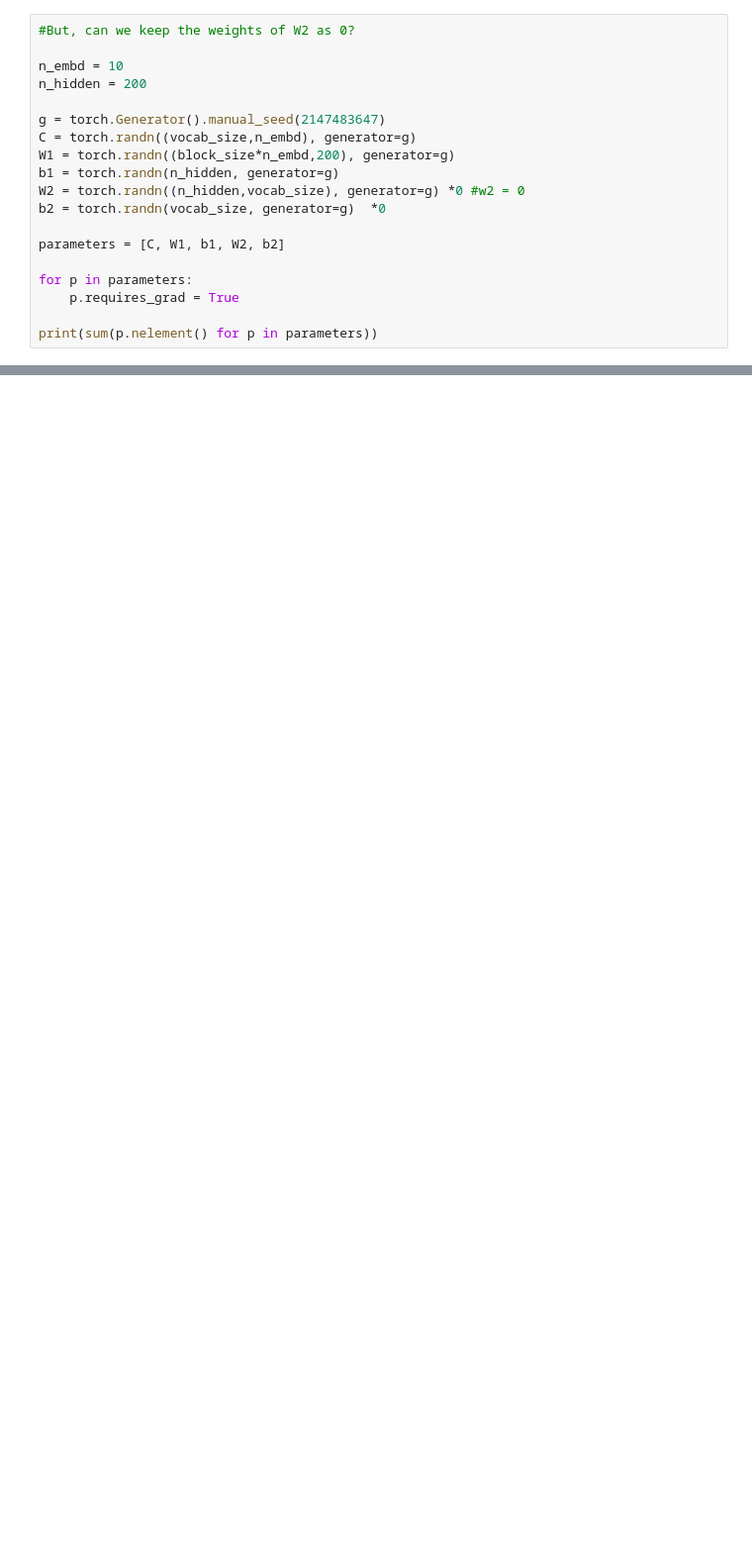
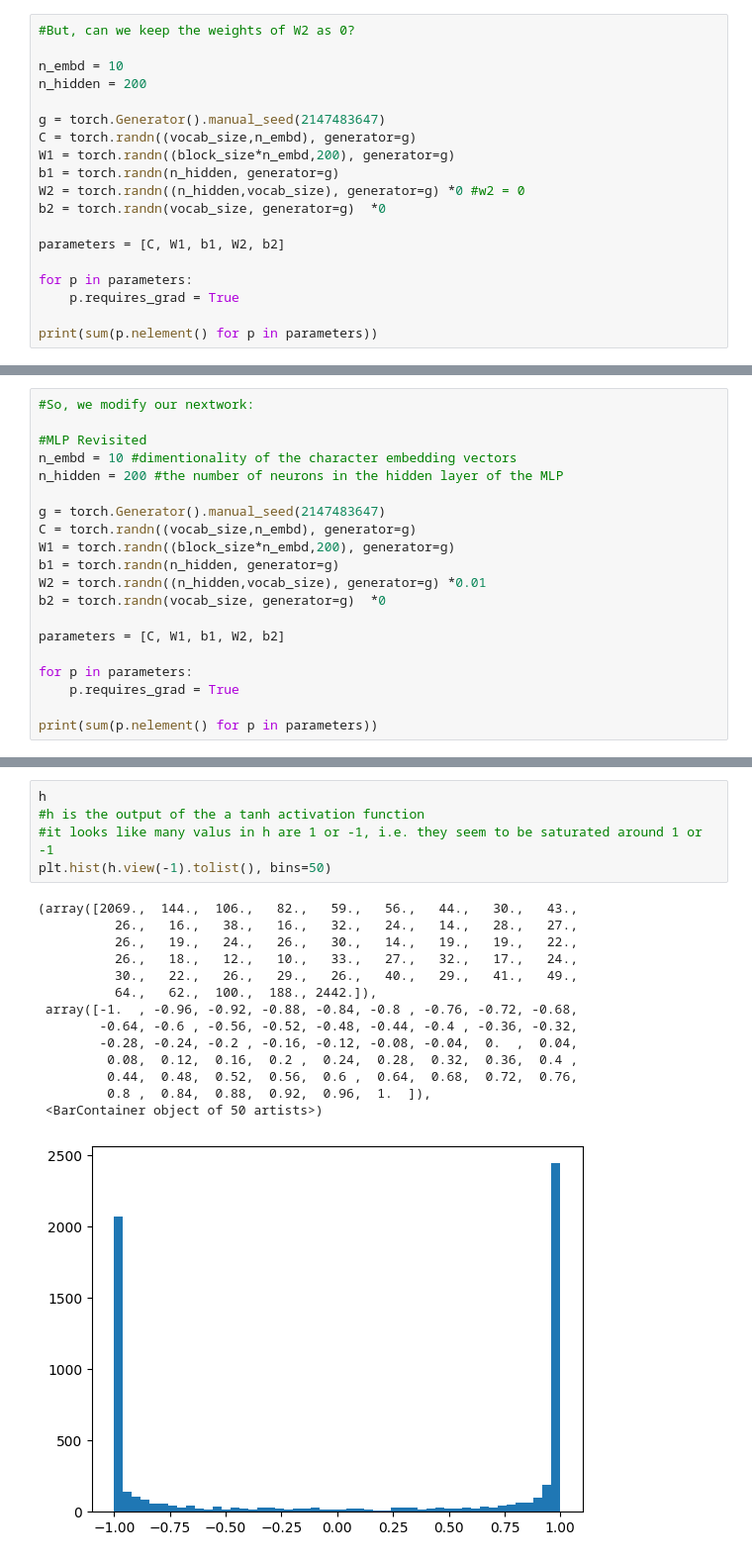
Before and after one commit to HimanshuSharmaKUL/Makemore, a Jupyter notebook: makemore part 3.ipynb, the cells around one changed output, grey strips where cells are left out. Shown at 99% size. Saved outputs shown, nothing was run; the diff lists cells and outputs as text; blank space fills up the shorter version.

```diff
--- a/makemore part 3.ipynb
+++ b/makemore part 3.ipynb
@@ -444,0 +446,20 @@ print(sum(p.nelement() for p in parameters))
+# %%
+#So, we modify our nextwork:
+
+#MLP Revisited
+n_embd = 10 #dimentionality of the character embedding vectors
+n_hidden = 200 #the number of neurons in the hidden layer of the MLP
+
+g = torch.Generator().manual_seed(2147483647)
+C = torch.randn((vocab_size,n_embd), generator=g)
+W1 = torch.randn((block_size*n_embd,200), generator=g)
+b1 = torch.randn(n_hidden, generator=g)
+W2 = torch.randn((n_hidden,vocab_size), generator=g) *0.01
+b2 = torch.randn(vocab_size, generator=g)  *0
+
+parameters = [C, W1, b1, W2, b2]
+
+for p in parameters:
+    p.requires_grad = True
+
+print(sum(p.nelement() for p in parameters))
@@ -444,0 +513,20 @@ print(sum(p.nelement() for p in parameters))
+# %%
+h
+#h is the output of the a tanh activation function
+#it looks like many valus in h are 1 or -1, i.e. they seem to be saturated around 1 or -1
+plt.hist(h.view(-1).tolist(), bins=50)
+# %% [output]
+(array([2069.,  144.,  106.,   82.,   59.,   56.,   44.,   30.,   43.,
+          26.,   16.,   38.,   16.,   32.,   24.,   14.,   28.,   27.,
+          26.,   19.,   24.,   26.,   30.,   14.,   19.,   19.,   22.,
+          26.,   18.,   12.,   10.,   33.,   27.,   32.,   17.,   24.,
+          30.,   22.,   26.,   29.,   26.,   40.,   29.,   41.,   49.,
+          64.,   62.,  100.,  188., 2442.]),
+ array([-1.  , -0.96, -0.92, -0.88, -0.84, -0.8 , -0.76, -0.72, -0.68,
+        -0.64, -0.6 , -0.56, -0.52, -0.48, -0.44, -0.4 , -0.36, -0.32,
+        -0.28, -0.24, -0.2 , -0.16, -0.12, -0.08, -0.04,  0.  ,  0.04,
+         0.08,  0.12,  0.16,  0.2 ,  0.24,  0.28,  0.32,  0.36,  0.4 ,
+         0.44,  0.48,  0.52,  0.56,  0.6 ,  0.64,  0.68,  0.72,  0.76,
+         0.8 ,  0.84,  0.88,  0.92,  0.96,  1.  ]),
+ <BarContainer object of 50 artists>)
+[figure, added]
```
Also changed, not shown: parts of 20 cells of this notebook.
